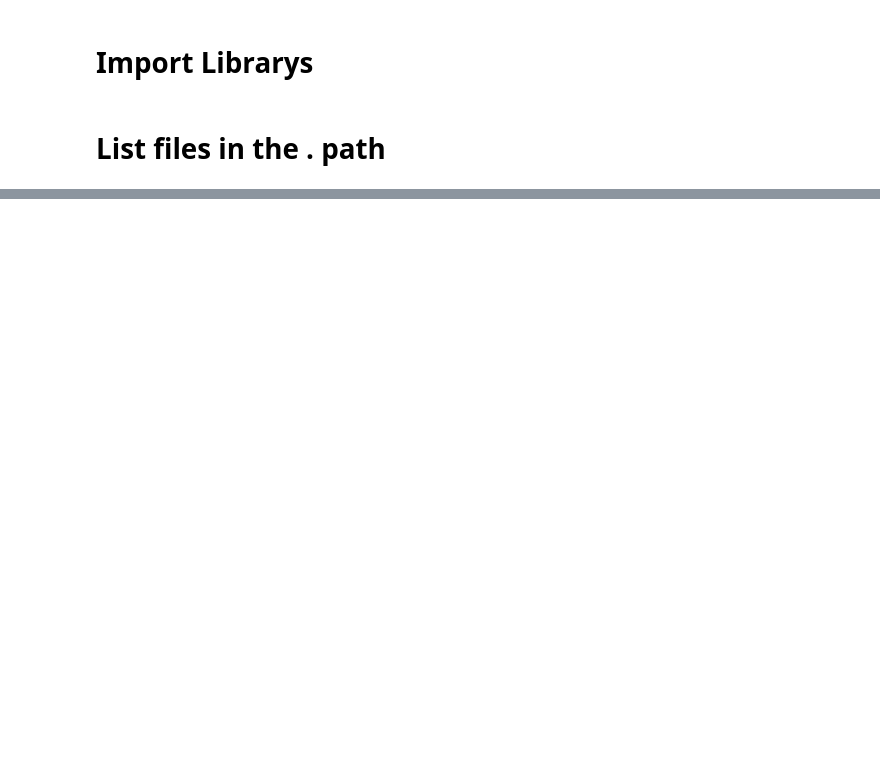
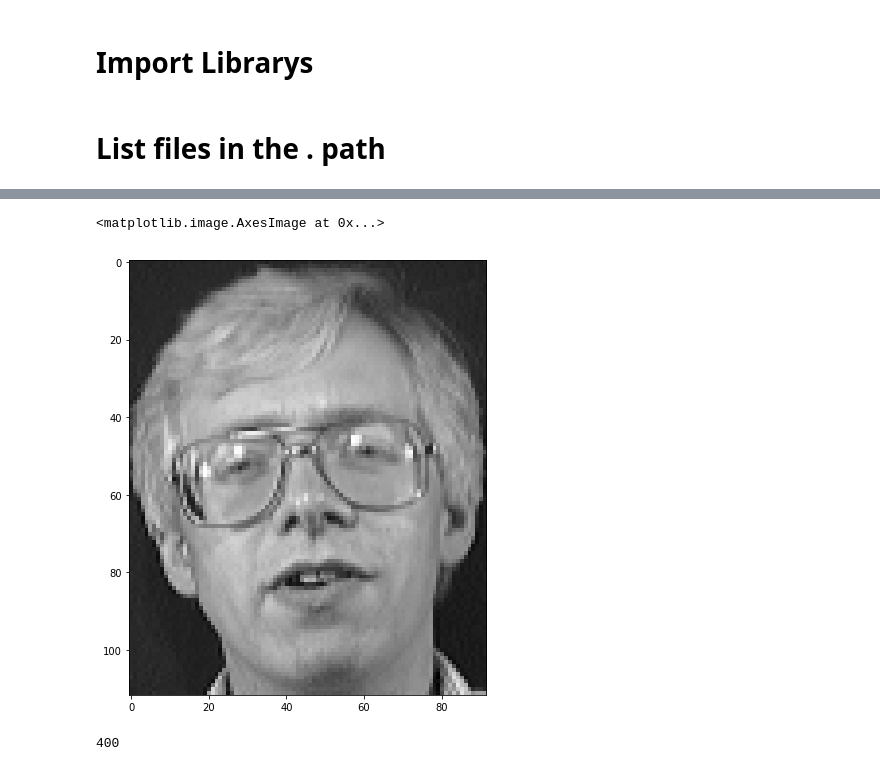
Before and after one commit to Jaquedonin/SignalFinalProject, a Jupyter notebook: Primeiros Passos.ipynb, the cells around one changed output, grey strips where cells are left out. Cells and saved outputs as stored; diff of their text form; code cells hidden in the pictures; blank space fills up the shorter version.

```diff
--- a/Primeiros Passos.ipynb
+++ b/Primeiros Passos.ipynb
@@ -126,0 +226,9 @@ plt.show()
+# %%
+plt.imshow(person[10], "gray")
+# %% [output]
+<matplotlib.image.AxesImage at 0x...>
+[figure, added]
+# %%
+len(people)
+# %% [output]
+400
```
Also changed, not shown: parts of 22 cells of this notebook.
